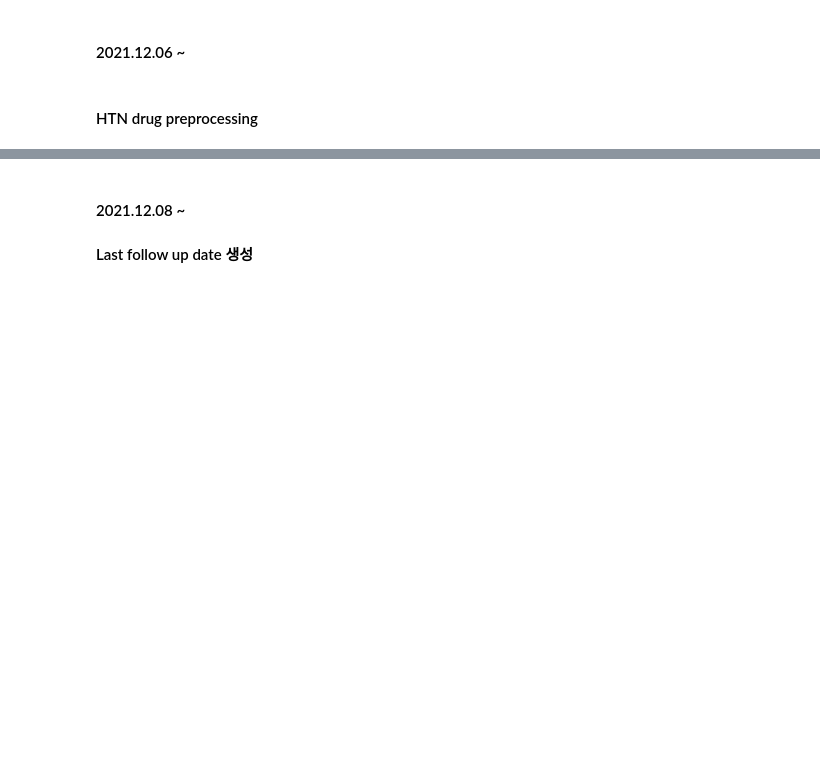
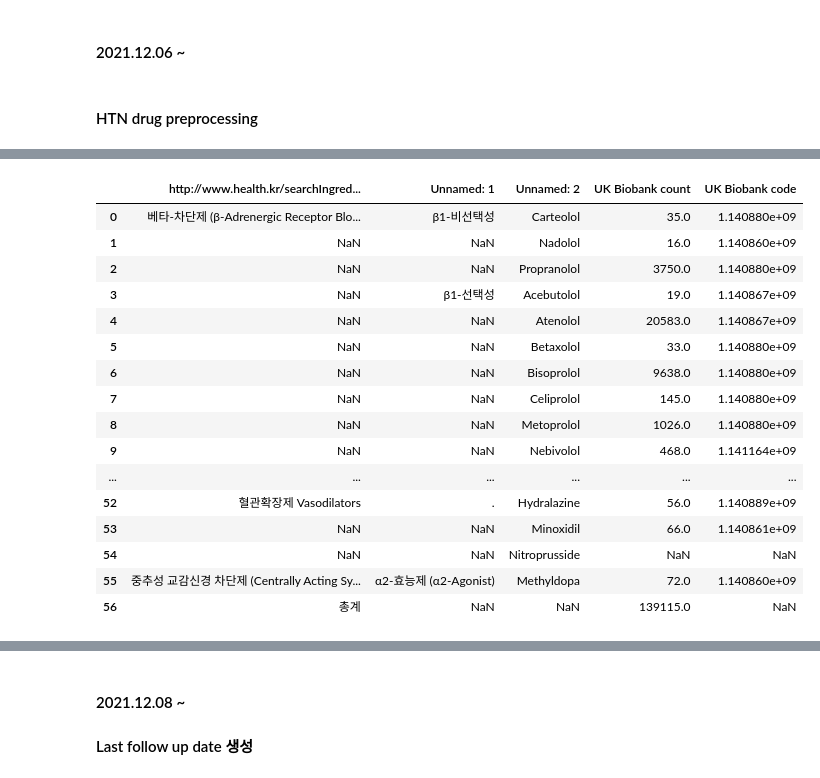
Before and after one commit to ZIO-KIM/SNUlab, a Jupyter notebook: UKBiobank_preprocess.ipynb, the cells around one changed output, grey strips where cells are left out. Drawn from its saved outputs; the diff is of its cells as text; code cells hidden in the pictures; blank space fills up the shorter version.

```diff
--- a/UKBiobank_preprocess.ipynb
+++ b/UKBiobank_preprocess.ipynb
@@ -317,3 +347,27 @@ HTN_drugcode_preprocessed_FINAL
+# %%
+# 1213 HTN drug 기준 확대
+# HTN drug code - 약학정보원 고혈압 약제 list 기준 재추출
+
+HTN_drugcode_preprocessed_FINAL = pd.read_excel('data\\고혈압_약제성분_약학정보원기준.xlsx')
+HTN_drugcode_preprocessed_FINAL
+# %% [output]
+|  | http://www.health.kr/searchIngred... | Unnamed: 1 | Unnamed: 2 | UK Biobank count | UK Biobank code |
+| 0 | 베타-차단제 (β-Adrenergic Receptor Blo... | β1-비선택성 | Carteolol | 35.0 | 1.140880e+09 |
+| 1 | NaN | NaN | Nadolol | 16.0 | 1.140860e+09 |
+| 2 | NaN | NaN | Propranolol | 3750.0 | 1.140880e+09 |
+| 3 | NaN | β1-선택성 | Acebutolol | 19.0 | 1.140867e+09 |
+| 4 | NaN | NaN | Atenolol | 20583.0 | 1.140867e+09 |
+| 5 | NaN | NaN | Betaxolol | 33.0 | 1.140880e+09 |
+| 6 | NaN | NaN | Bisoprolol | 9638.0 | 1.140880e+09 |
+| 7 | NaN | NaN | Celiprolol | 145.0 | 1.140880e+09 |
+| 8 | NaN | NaN | Metoprolol | 1026.0 | 1.140880e+09 |
+| 9 | NaN | NaN | Nebivolol | 468.0 | 1.141164e+09 |
+| ... | ... | ... | ... | ... | ... |
+| 52 | 혈관확장제 Vasodilators | . | Hydralazine | 56.0 | 1.140889e+09 |
+| 53 | NaN | NaN | Minoxidil | 66.0 | 1.140861e+09 |
+| 54 | NaN | NaN | Nitroprusside | NaN | NaN |
+| 55 | 중추성 교감신경 차단제 (Centrally Acting Sy... | α2-효능제 (α2-Agonist) | Methyldopa | 72.0 | 1.140860e+09 |
+| 56 | 총계 | NaN | NaN | 139115.0 | NaN |
 # %%
 htn_drugcode = HTN_drugcode_preprocessed_FINAL['UK Biobank code'].dropna()
 htn_drugcode = htn_drugcode.tolist()
```
Also changed, not shown: parts of 25 cells of this notebook.
